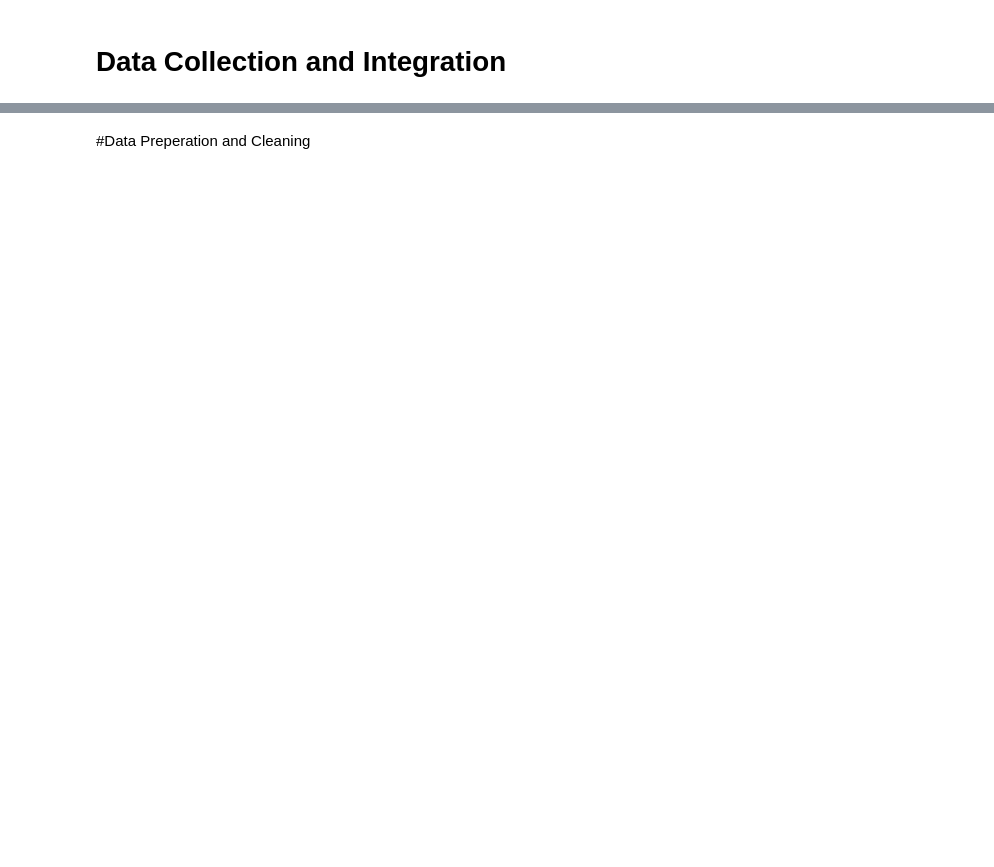
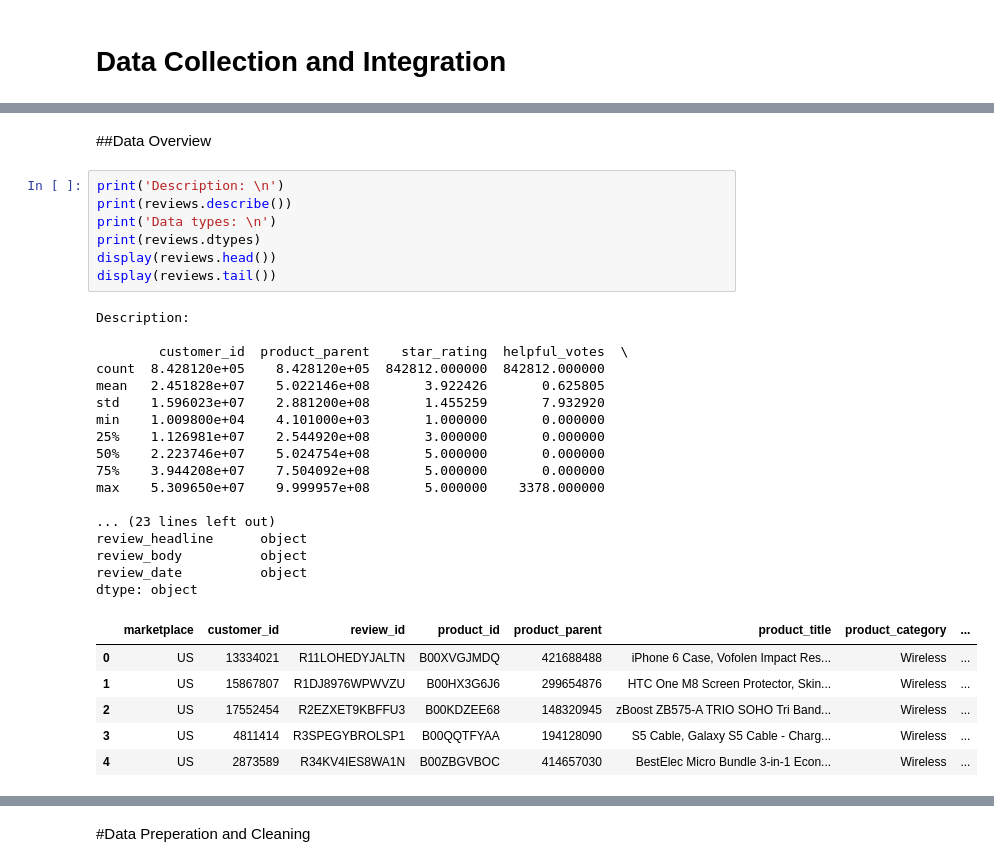
Before and after one commit to danielka223/ds_workshop, a Jupyter notebook: dsWorkshopAmazon.ipynb, the cells around one changed output, grey strips where cells are left out. Cells and saved outputs as stored; diff of their text form; blank space fills up the shorter version.

```diff
--- a/dsWorkshopAmazon.ipynb
+++ b/dsWorkshopAmazon.ipynb
@@ -243,0 +275,33 @@ dtype: object
+# %% [markdown]
+##Data Overview
+# %%
+print('Description: \n')
+print(reviews.describe())
+print('Data types: \n')
+print(reviews.dtypes)
+display(reviews.head())
+display(reviews.tail())
+# %% [output]
+Description:
+
+        customer_id  product_parent    star_rating  helpful_votes  \
+count  8.428120e+05    8.428120e+05  842812.000000  842812.000000
+mean   2.451828e+07    5.022146e+08       3.922426       0.625805
+std    1.596023e+07    2.881200e+08       1.455259       7.932920
+min    1.009800e+04    4.101000e+03       1.000000       0.000000
+25%    1.126981e+07    2.544920e+08       3.000000       0.000000
+50%    2.223746e+07    5.024754e+08       5.000000       0.000000
+75%    3.944208e+07    7.504092e+08       5.000000       0.000000
+max    5.309650e+07    9.999957e+08       5.000000    3378.000000
+
+... (23 lines left out)
+review_headline      object
+review_body          object
+review_date          object
+dtype: object
+|  | marketplace | customer_id | review_id | product_id | product_parent | product_title | product_category | ... |
+| 0 | US | 13334021 | R11LOHEDYJALTN | B00XVGJMDQ | 421688488 | iPhone 6 Case, Vofolen Impact Res... | Wireless | ... |
+| 1 | US | 15867807 | R1DJ8976WPWVZU | B00HX3G6J6 | 299654876 | HTC One M8 Screen Protector, Skin... | Wireless | ... |
+| 2 | US | 17552454 | R2EZXET9KBFFU3 | B00KDZEE68 | 148320945 | zBoost ZB575-A TRIO SOHO Tri Band... | Wireless | ... |
+| 3 | US | 4811414 | R3SPEGYBROLSP1 | B00QQTFYAA | 194128090 | S5 Cable, Galaxy S5 Cable - Charg... | Wireless | ... |
+| 4 | US | 2873589 | R34KV4IES8WA1N | B00ZBGVBOC | 414657030 | BestElec Micro Bundle 3-in-1 Econ... | Wireless | ... |
```
Also changed, not shown: parts of 20 cells of this notebook.
